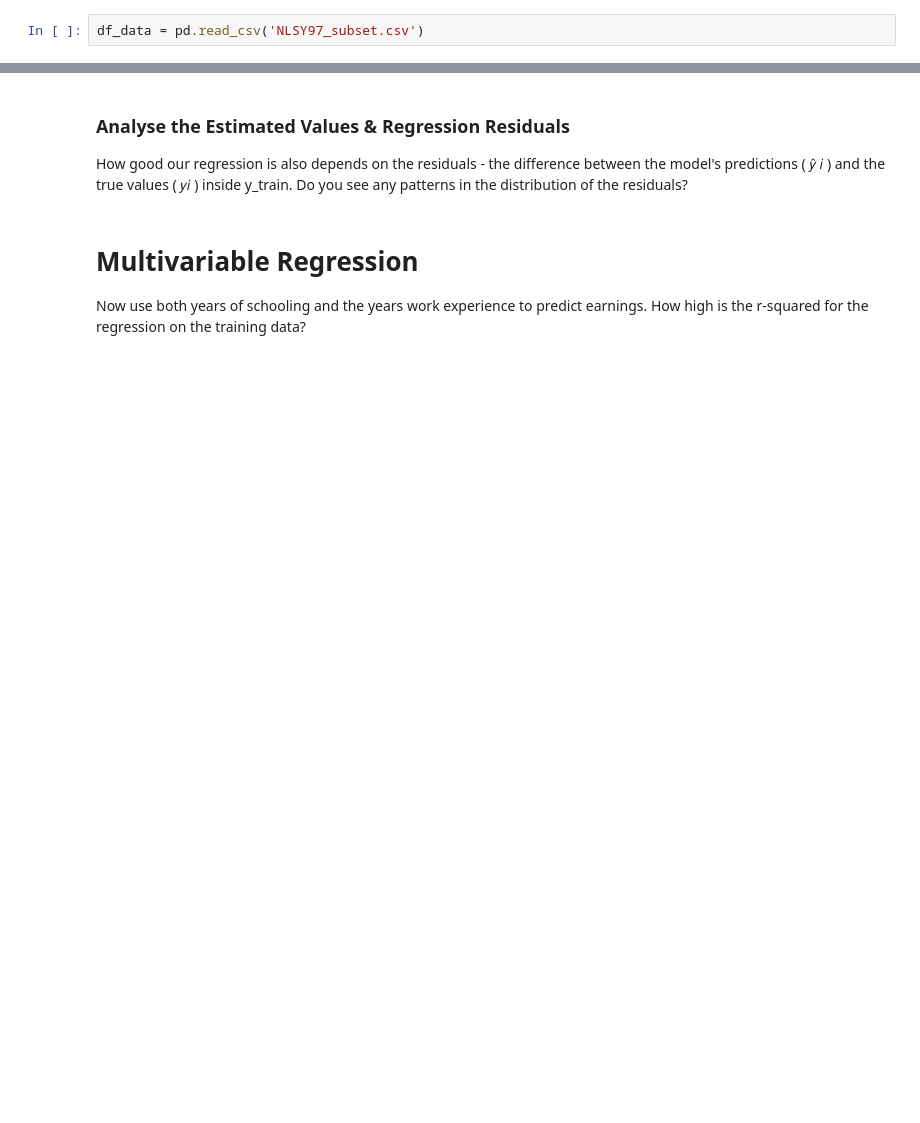
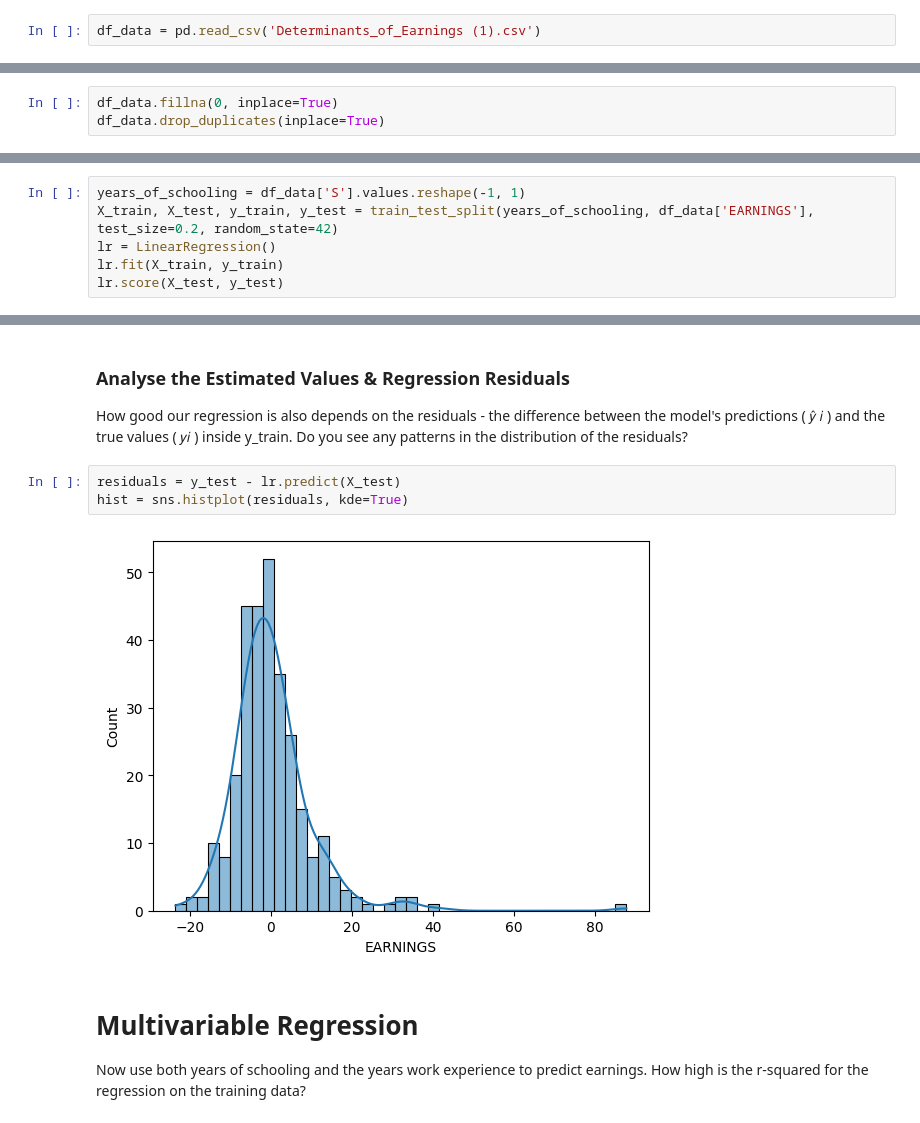
Before and after one commit to badicev/UdemyStudy, a Jupyter notebook: MyWork/Day 100/Determinants_of_Earnings (1).ipynb, the cells around one changed output, grey strips where cells are left out. Saved outputs shown, nothing was run; the diff lists cells and outputs as text; blank space fills up the shorter version.

Commit message:
Earnings Analysis

```diff
--- a/MyWork/Day 100/Determinants_of_Earnings (1).ipynb
+++ b/MyWork/Day 100/Determinants_of_Earnings (1).ipynb
@@ -25,7 +25,7 @@ pd.options.display.float_format = '{:,.2f}'.format
 # %% [markdown]
 # Load the Data
 # %%
-df_data = pd.read_csv('NLSY97_subset.csv')
+df_data = pd.read_csv('Determinants_of_Earnings (1).csv')
 # %% [markdown]
 ### Understand the Dataset
 
@@ -57,3 +91,6 @@ Find and remove any duplicate rows.
+# %%
+df_data.fillna(0, inplace=True)
+df_data.drop_duplicates(inplace=True)
 # %% [markdown]
 # Split Training & Test Dataset
 
@@ -62,3 +113,9 @@ We *can't* use all the entries in our dataset to train our model. Keep 20% of th
 # Simple Linear Regression
 
 Only use the years of schooling to predict earnings. Use sklearn to run the regression on the training dataset. How high is the r-squared for the regression on the training data?
+# %%
+years_of_schooling = df_data['S'].values.reshape(-1, 1)
+X_train, X_test, y_train, y_test = train_test_split(years_of_schooling, df_data['EARNINGS'], test_size=0.2, random_state=42)
+lr = LinearRegression()
+lr.fit(X_train, y_train)
+lr.score(X_test, y_test)
@@ -72,6 +138,11 @@ Interpret the regression. How many extra dollars can one expect to earn for an a
 ### Analyse the Estimated Values & Regression Residuals
 
 How good our regression is also depends on the residuals - the difference between the model's predictions ( 𝑦̂ 𝑖 ) and the true values ( 𝑦𝑖 ) inside y_train. Do you see any patterns in the distribution of the residuals?
+# %%
+residuals = y_test - lr.predict(X_test)
+hist = sns.histplot(residuals, kde=True)
+# %% [output]
+[figure, added]
 # %% [markdown]
 # Multivariable Regression
 
```
Also changed, not shown: parts of 29 cells of this notebook.
